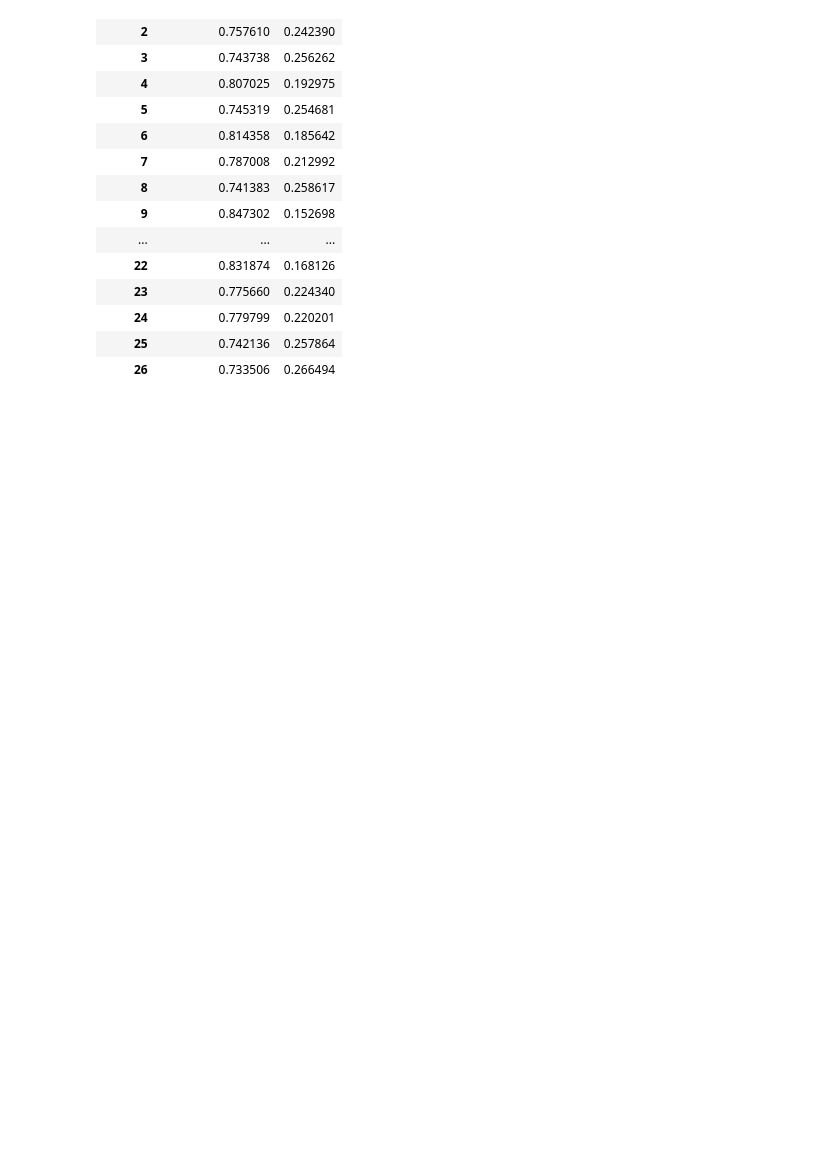
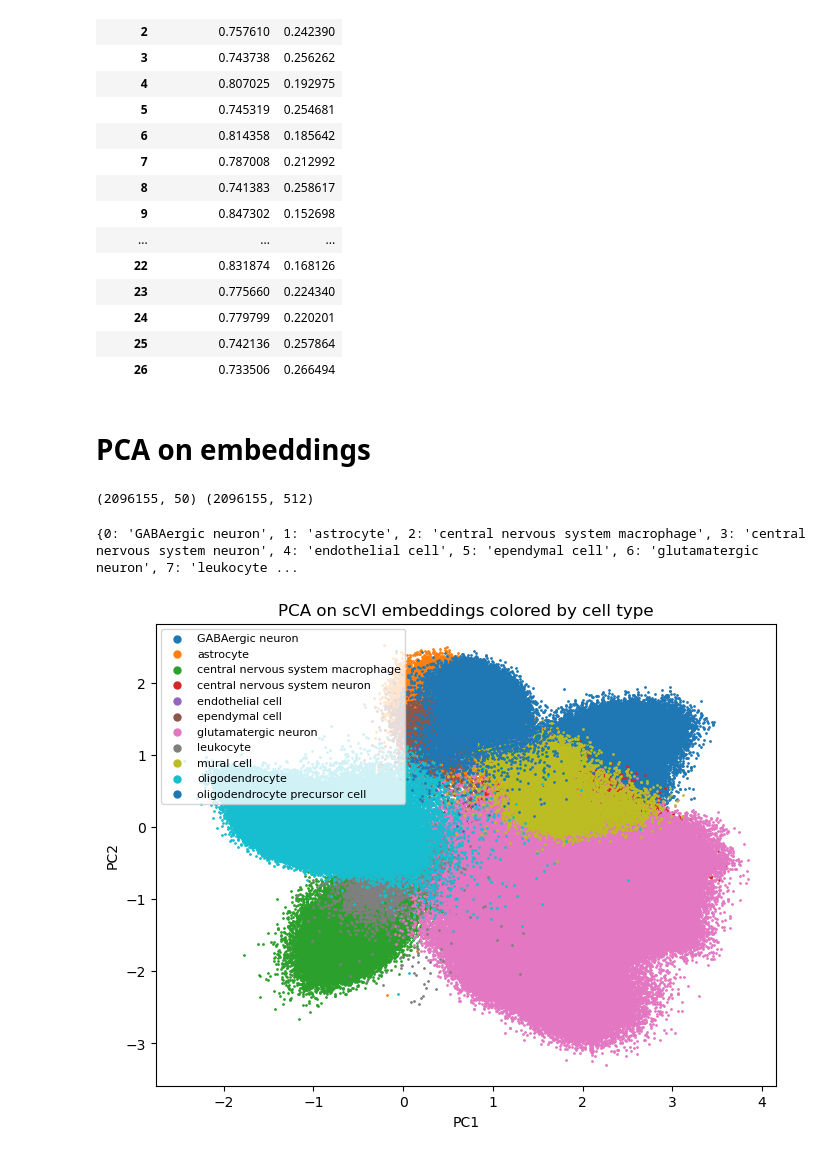
Before and after one commit to zainabnazari/parkinson_scRNA, a Jupyter notebook: start.ipynb, the cells around one changed output. Drawn from its saved outputs; the diff is of its cells as text; code cells hidden in the pictures; blank space fills up the shorter version.

```diff
--- a/start.ipynb
+++ b/start.ipynb
@@ -427,3 +462,55 @@ pd.crosstab(df_merged['leiden'], df_merged['disease'], normalize='index')
 | 24 | 0.779799 | 0.220201 |
 | 25 | 0.742136 | 0.257864 |
 | 26 | 0.733506 | 0.266494 |
+# %% [markdown]
+# PCA on embeddings
+# %%
+# Load embeddings
+df_scvi = pd.read_csv("/projects/bioinformatics/DB/scRNAseq_parkinson/scvi_embedding.csv", index_col=0)
+df_geneformer = pd.read_csv("/projects/bioinformatics/DB/scRNAseq_parkinson/geneformer_embedding.csv", index_col=0)
+
+print(df_scvi.shape, df_geneformer.shape)  # check dimensions
+# %% [output]
+(2096155, 50) (2096155, 512)
+# %%
+from sklearn.decomposition import PCA
+
+# PCA for scVI embeddings
+pca_scvi = PCA(n_components=2)
+scvi_pca_coords = pca_scvi.fit_transform(df_scvi)
+
+# PCA for Geneformer embeddings
+pca_geneformer = PCA(n_components=2)
+geneformer_pca_coords = pca_geneformer.fit_transform(df_geneformer)
+# %%
+# Convert to category
+cell_type_cat = metadata['cell_type'].astype('category')
+
+# Get the integer codes
+codes = cell_type_cat.cat.codes
+
+# Get the mapping: code -> cell type
+code_to_celltype = dict(enumerate(cell_type_cat.cat.categories))
+print(code_to_celltype)
+# %% [output]
+{0: 'GABAergic neuron', 1: 'astrocyte', 2: 'central nervous system macrophage', 3: 'central nervous system neuron', 4: 'endothelial cell', 5: 'ependymal cell', 6: 'glutamatergic neuron', 7: 'leukocyte ...
+# %%
+import matplotlib.pyplot as plt
+
+plt.figure(figsize=(8,6))
+
+# Loop over each cell type to plot with a legend
+for code, cell_type in code_to_celltype.items():
+    plt.scatter(
+        scvi_pca_coords[codes==code, 0],
+        scvi_pca_coords[codes==code, 1],
+        s=1, label=cell_type
+    )
+
+plt.title('PCA on scVI embeddings colored by cell type')
+plt.xlabel('PC1')
+plt.ylabel('PC2')
+plt.legend(markerscale=5, fontsize=8)
+plt.show()
+# %% [output]
+[figure, added]
```
Also changed, not shown: parts of 12 cells of this notebook, 1 other file.
